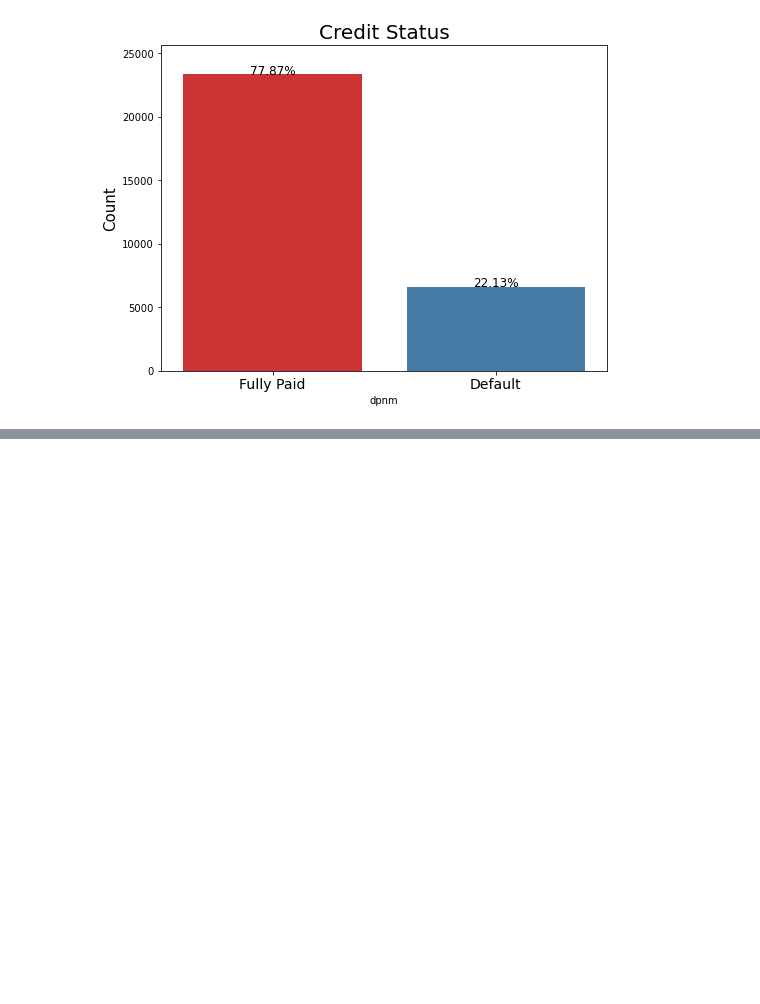
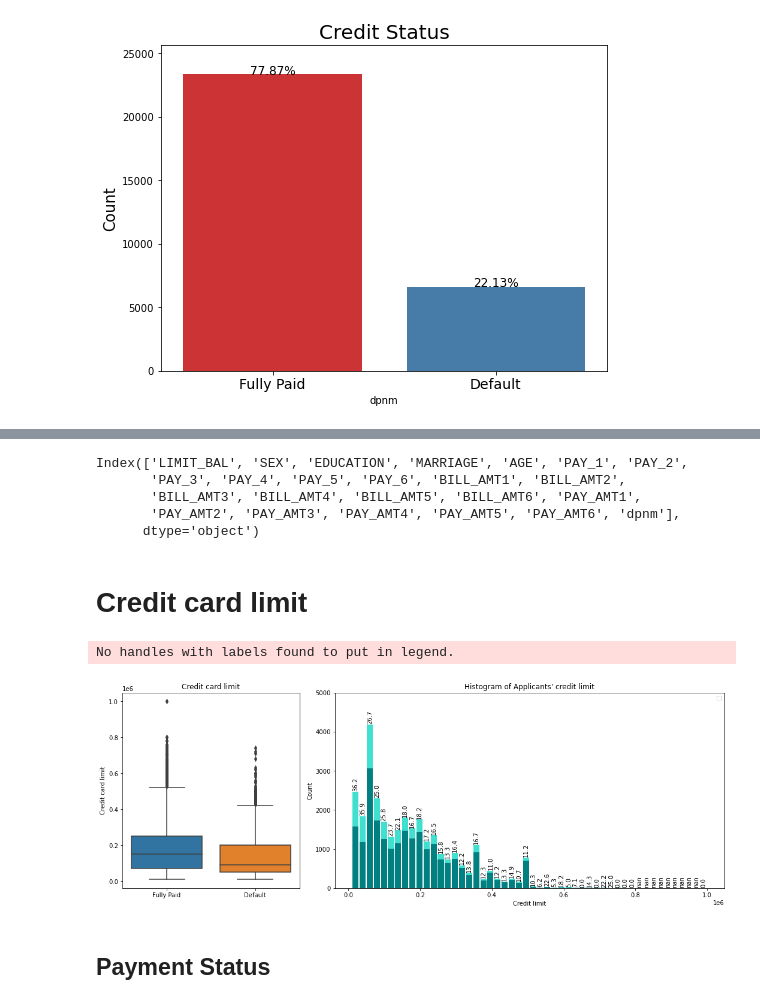
Before and after one commit to somayehY/CreditDefaultPrediction, a Jupyter notebook: CreditDefaultPrediction_DataWrangling.ipynb, the cells around one changed output, grey strips where cells are left out. Drawn from its saved outputs; the diff is of its cells as text; code cells hidden in the pictures; blank space fills up the shorter version.

```diff
--- a/CreditDefaultPrediction_DataWrangling.ipynb
+++ b/CreditDefaultPrediction_DataWrangling.ipynb
@@ -426,0 +271,45 @@ array([[<AxesSubplot:title={'center':'PAY_1'}>,
+# %%
+df.columns
+# %% [output]
+Index(['LIMIT_BAL', 'SEX', 'EDUCATION', 'MARRIAGE', 'AGE', 'PAY_1', 'PAY_2',
+       'PAY_3', 'PAY_4', 'PAY_5', 'PAY_6', 'BILL_AMT1', 'BILL_AMT2',
+       'BILL_AMT3', 'BILL_AMT4', 'BILL_AMT5', 'BILL_AMT6', 'PAY_AMT1',
+       'PAY_AMT2', 'PAY_AMT3', 'PAY_AMT4', 'PAY_AMT5', 'PAY_AMT6', 'dpnm'],
+      dtype='object')
+# %% [markdown]
+# Credit card limit
+# %%
+fig = plt.figure(figsize = (18,6))
+ax1 = plt.subplot2grid((1,3),(0,0))
+ax2 = plt.subplot2grid((1,3),(0,1), colspan=2)
+
+sns.boxplot(y='LIMIT_BAL', x='dpnm', data=df, ax = ax1)
+ax1.set_xlabel('')
+ax1.set_xticks([0,1])
+ax1.set_xticklabels(['Fully Paid','Default'], ha='center')
+ax1.set_title('Credit card limit')
+ax1.set_ylabel('Credit card limit')
+
+s1 = pd.DataFrame({'Fully Paid': df.loc[df['dpnm']==0, 'LIMIT_BAL'], 'Default': df.loc[df['dpnm']==1, 'LIMIT_BAL']}, index=None)
+ax2.hist(s1, stacked=True, bins=50, rwidth=0.85, color=['teal', "turquoise"]);
+ax2.set_title("Histogram of Applicants' credit limit")
+ax2.set_xlabel('Credit limit')
+ax2.set_ylabel('Count')
+ax2.set_ylim(0,5000)
+ax2.legend()
+
+p = ax2.patches
+for i in range(0,50,1):
+    x1, y1 = p[i].get_xy()
+    x2, y2 = p[i+1].get_xy()
+    x = x1 + .05
+    Y1 = p[i].get_height()
+    Y2 = p[i+50].get_height()
+    y = Y2 + Y1 + 50
+    a = Y2/(Y2 + Y1)
+    ax2.text(x, y, round(a*100,1), rotation=90)
+# %% [output]
+No handles with labels found to put in legend.
+[figure, added]
+# %% [markdown]
+## Payment Status
```
Also changed, not shown: parts of 47 cells of this notebook.
